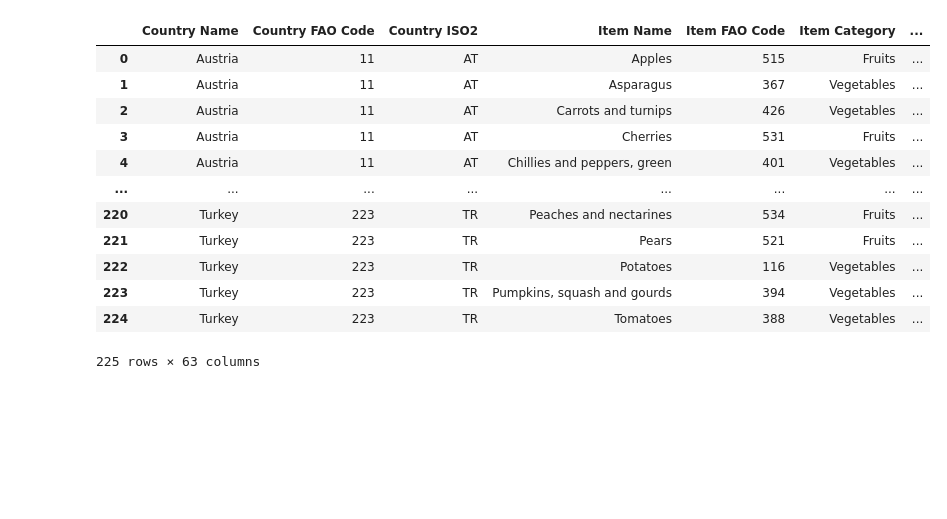
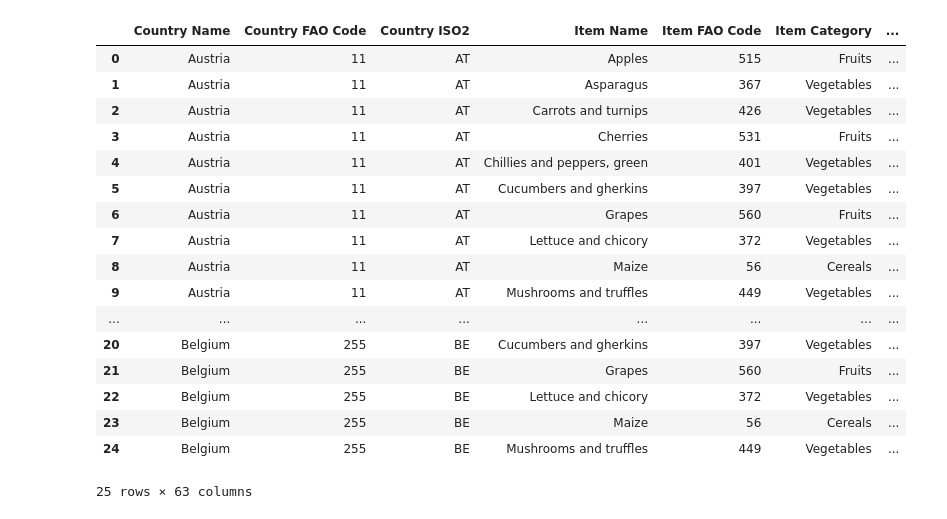
Before and after one commit to jburdano/uWF101, a Jupyter notebook: task4_joerg_heatmap.ipynb, the cells around one changed output. Saved outputs shown, nothing was run; the diff lists cells and outputs as text; code cells hidden in the pictures; blank space fills up the shorter version.

```diff
--- a/task4_joerg_heatmap.ipynb
+++ b/task4_joerg_heatmap.ipynb
@@ -4,23 +9,29 @@ import pandas as pd
 import matplotlib.pyplot as plt
 import seaborn as sns
 # %%
+# read in uWF data, downloaded from watertofood.org
 path = "/home/jburdano/code/Techlab/virtualwater/"
 fil =  "New_1960-2016.csv" #"watertofood_data_21crops_11countries_1960-2016.csv"
 df = pd.read_csv(path+fil, ";",header=1)
-df = df.mask(df==0)
-df#.head(25)
+df = df.mask(df==0)    # set zero values to nan-values
+df.head(25)
 # %% [output]
 |  | Country Name | Country FAO Code | Country ISO2 | Item Name | Item FAO Code | Item Category | ... |
 | 0 | Austria | 11 | AT | Apples | 515 | Fruits | ... |
 | 1 | Austria | 11 | AT | Asparagus | 367 | Vegetables | ... |
 | 2 | Austria | 11 | AT | Carrots and turnips | 426 | Vegetables | ... |
 | 3 | Austria | 11 | AT | Cherries | 531 | Fruits | ... |
 | 4 | Austria | 11 | AT | Chillies and peppers, green | 401 | Vegetables | ... |
+| 5 | Austria | 11 | AT | Cucumbers and gherkins | 397 | Vegetables | ... |
+| 6 | Austria | 11 | AT | Grapes | 560 | Fruits | ... |
+| 7 | Austria | 11 | AT | Lettuce and chicory | 372 | Vegetables | ... |
+| 8 | Austria | 11 | AT | Maize | 56 | Cereals | ... |
+| 9 | Austria | 11 | AT | Mushrooms and truffles | 449 | Vegetables | ... |
 | ... | ... | ... | ... | ... | ... | ... | ... |
-| 220 | Turkey | 223 | TR | Peaches and nectarines | 534 | Fruits | ... |
-| 221 | Turkey | 223 | TR | Pears | 521 | Fruits | ... |
-| 222 | Turkey | 223 | TR | Potatoes | 116 | Vegetables | ... |
-| 223 | Turkey | 223 | TR | Pumpkins, squash and gourds | 394 | Vegetables | ... |
-| 224 | Turkey | 223 | TR | Tomatoes | 388 | Vegetables | ... |
+| 20 | Belgium | 255 | BE | Cucumbers and gherkins | 397 | Vegetables | ... |
+| 21 | Belgium | 255 | BE | Grapes | 560 | Fruits | ... |
+| 22 | Belgium | 255 | BE | Lettuce and chicory | 372 | Vegetables | ... |
+| 23 | Belgium | 255 | BE | Maize | 56 | Cereals | ... |
+| 24 | Belgium | 255 | BE | Mushrooms and truffles | 449 | Vegetables | ... |
-225 rows × 63 columns
+25 rows × 63 columns
 # %%
```
Also changed, not shown: parts of 17 cells of this notebook.
